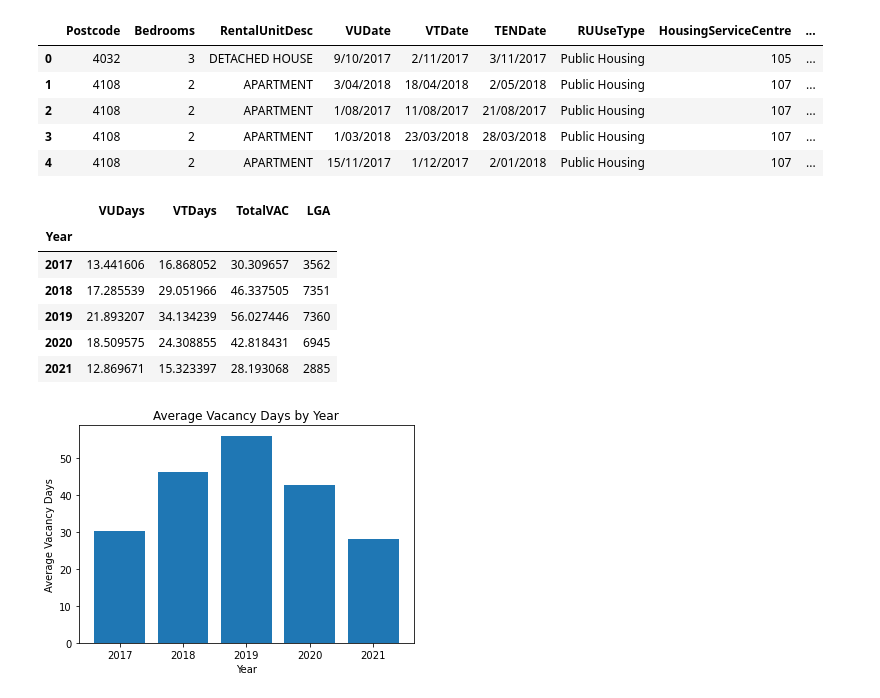
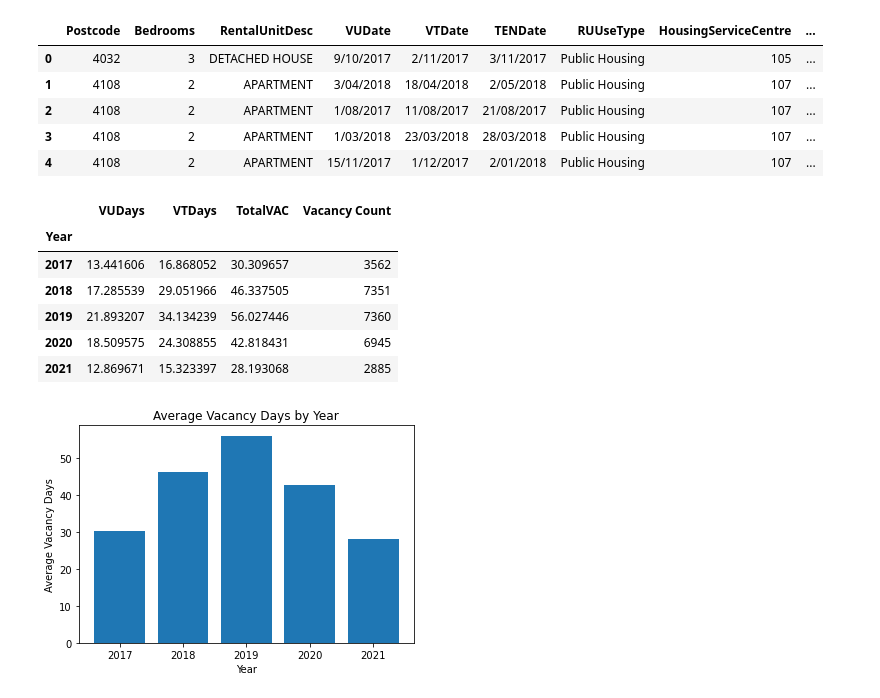
Before and after one commit to Anguyensfg/project-1, a Jupyter notebook: Untitled-1.ipynb, the cells around one changed output. Cells and saved outputs as stored; diff of their text form; code cells hidden in the pictures.

```diff
--- a/Untitled-1.ipynb
+++ b/Untitled-1.ipynb
@@ -120,9 +118,10 @@ df.head()
 # %%
 #Group by year
 year_groupby = df.groupby(by='Year',as_index=True).agg({'VUDays':'mean', 'VTDays':'mean', 'TotalVAC':'mean', 'LGA': 'count'})#[['VUDays', 'VTDays', 'TotalVAC']].mean()
+year_groupby = year_groupby.rename(columns= {'LGA':'Vacancy Count'})
 year_groupby.head(30)
 # %% [output]
-|  | VUDays | VTDays | TotalVAC | LGA |
+|  | VUDays | VTDays | TotalVAC | Vacancy Count |
 | Year |  |  |  |  |
 | 2017 | 13.441606 | 16.868052 | 30.309657 | 3562 |
 | 2018 | 17.285539 | 29.051966 | 46.337505 | 7351 |
```
Also changed, not shown: parts of 9 cells of this notebook, 4 other files.
